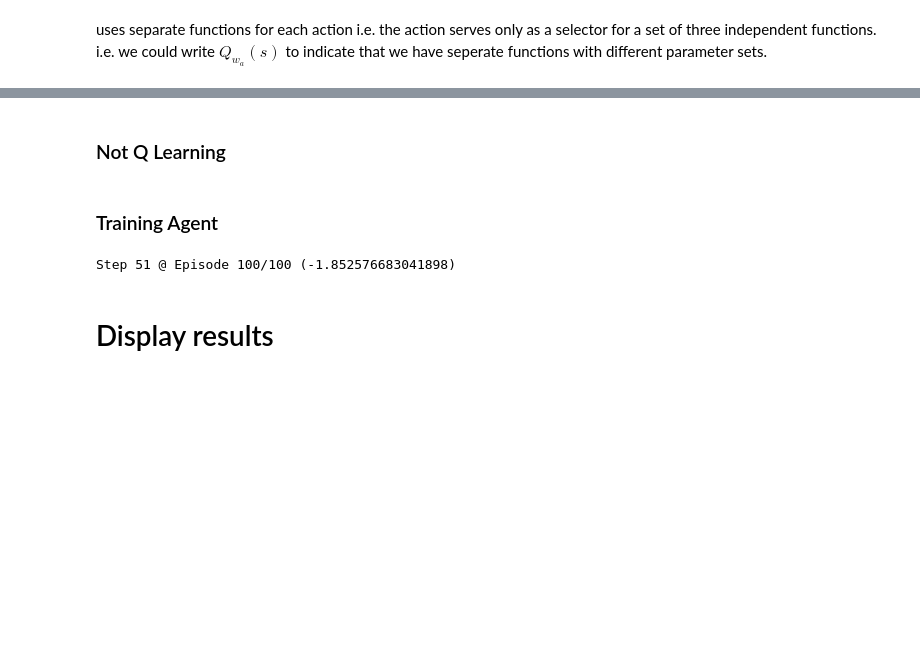
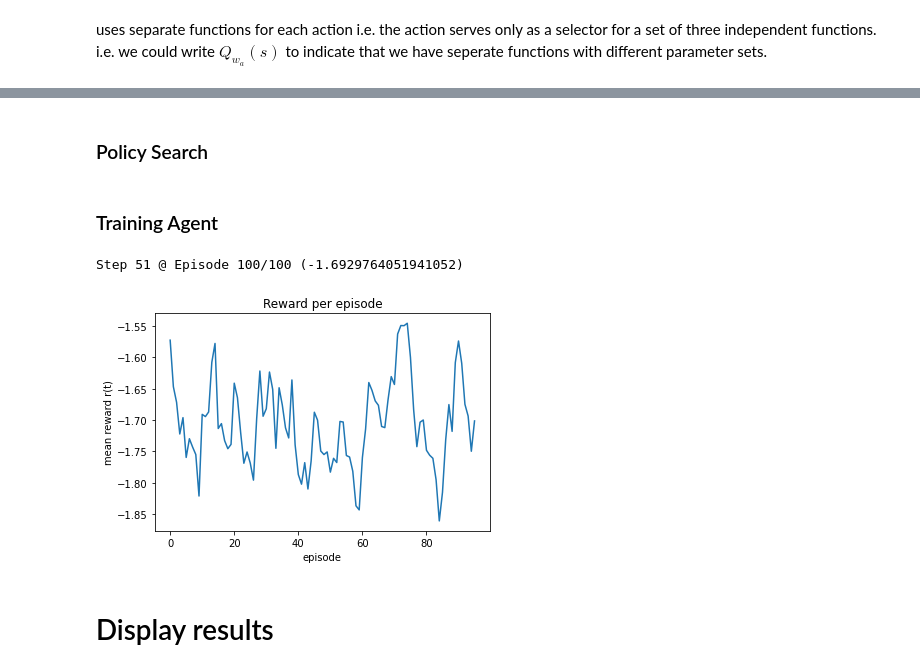
Before and after one commit to erolm-a/ai-coursework-2020, a Jupyter notebook: notebooks/run_rbf.ipynb, the cells around one changed output, grey strips where cells are left out. Cells and saved outputs as stored; diff of their text form; code cells hidden in the pictures; blank space fills up the shorter version.

```diff
--- a/notebooks/run_rbf.ipynb
+++ b/notebooks/run_rbf.ipynb
@@ -343,13 +340,13 @@ class FunctionApproximator():
 
     def new_episode(self):
         self.t_episode  = 0.
-# %% [markdown]
-### Not Q Learning
+# %% [markdown]
+### Policy Search
 # %%
 # to be able to do stats checking after
 EpisodeStats = namedtuple("Stats", ["episode_lengths", "episode_rewards"])
 # %%
-def reinforce(env, estimator_policy, num_episodes, discount_factor=1.0):
+def reinforce(env, estimator_policy, num_episodes, discount_factor=1.0, eta0=0.01):
     """
     REINFORCE (Monte Carlo Policy Gradient) Algorithm. Optimizes the policy
     function approximator using policy gradient.
@@ -373,6 +370,12 @@ def reinforce(env, estimator_policy, num_episodes, discount_factor=1.0):
 
     Transition = collections.namedtuple("Transition", ["state", "action", "reward", "next_state", "done"])
 
+    np.random.seed(1)
+
+    # init weight
+    # w = np.random.rand(400,2)
+    # grads = []
+
     # for however many episodes until convergence
     for i_episode in range(num_episodes):
         epsilon=0.1
@@ -380,7 +383,6 @@ def reinforce(env, estimator_policy, num_episodes, discount_factor=1.0):
         # Create a handle to the policy we're following (including exploration)
         policy = create_policy(
             estimator_policy, epsilon * epsilon_decay**i_episode, env.action_space.n)
-
         # Print out which episode we're on, useful for debugging
         # Also print reward for last episode
         last_reward = stats.episode_rewards[i_episode - 1]
@@ -389,6 +391,8 @@ def reinforce(env, estimator_policy, num_episodes, discount_factor=1.0):
         # Reset the environment and pick the first action
         state = env.reset()
 
+        # state = estimator_policy.featurize_state(state)
+
         # to store entire episode
         episode = []
 
@@ -396,20 +400,29 @@ def reinforce(env, estimator_policy, num_episodes, discount_factor=1.0):
         for t in itertools.count():
 
             # Choose an action to take
+            # action_probs = np.exp(state.dot(w))/np.sum(np.exp(state.dot(w)))
             action_probs, q_vals = policy(state)
             action = np.random.choice(np.arange(len(action_probs)), p=action_probs)
 
             # Take a step
             next_state, reward, done, _ = env.step(action)
 
+
+            # compute gradient and save with rewards for weight update
+            # s = action_probs.reshape(-1,1)
+            # dsoftmax = np.diagflat(s) - np.dot(s, s.T)[action,:]
+            # dlog = dsoftmax / action_probs[action]
+            # grad = state.T.dot(dlog[None,:])
+
             # Update statistics
             stats.episode_rewards[i_episode] += reward
             stats.episode_lengths[i_episode] = t
+            # grads.append(grad)
 
-            # TD Update
+            # TD update
             q_values_next = estimator_policy.predict(next_state)
 
-            # TD Target
+            # TD target
             td_target = reward + discount_factor * np.max(q_values_next)
 
             # Update the function approximator using our target
@@ -423,6 +436,11 @@ def reinforce(env, estimator_policy, num_episodes, discount_factor=1.0):
 
             state = next_state
 
+        # weight update
+        # for i in range(len(grads)):
+            # loop through episode, update towards policy_gradient * future_rewards
+        #    w += eta0 * grads[i] * sum([r * (discount_factor ** r) for t,r in enumerate(rewards[i:])])
+
         # Go through the episode, step-by-step and make policy updates (note we sometime use j for the individual steps)
         estimator_policy.new_episode()
         new_theta=[]
@@ -438,11 +456,13 @@ def reinforce(env, estimator_policy, num_episodes, discount_factor=1.0):
 # %% [markdown]
 ### Training Agent
 # %%
-## Not Q-Learning
+## RBF Policy Search
 approximator_dl = FunctionApproximator(eta0=0.01)
 stats = reinforce(env, approximator_dl, 100)
+utils.plot_avg_reward(stats.episode_rewards)
 # %% [output]
-Step 51 @ Episode 100/100 (-1.852576683041898)
+Step 51 @ Episode 100/100 (-1.6929764051941052)
+[figure, added]
 # %% [markdown]
 # Display results
 # %% [markdown]
```
Also changed, not shown: parts of 20 cells of this notebook.
